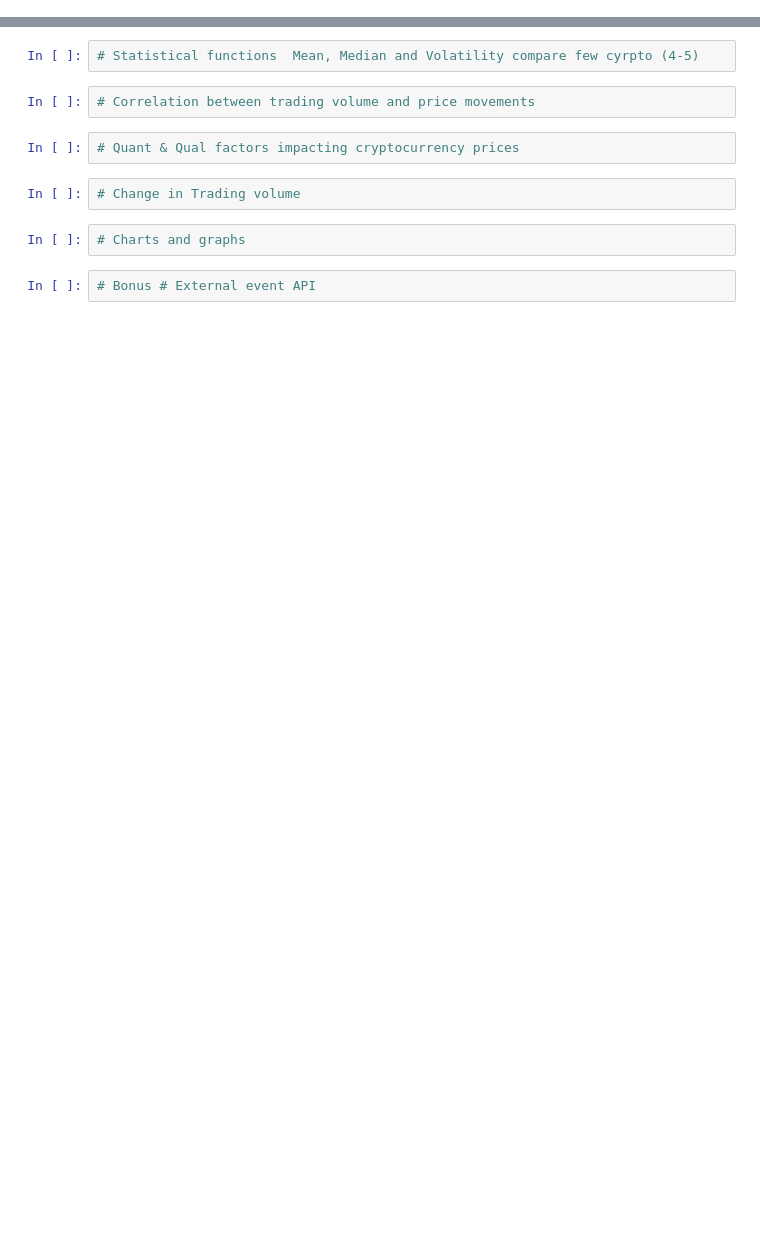
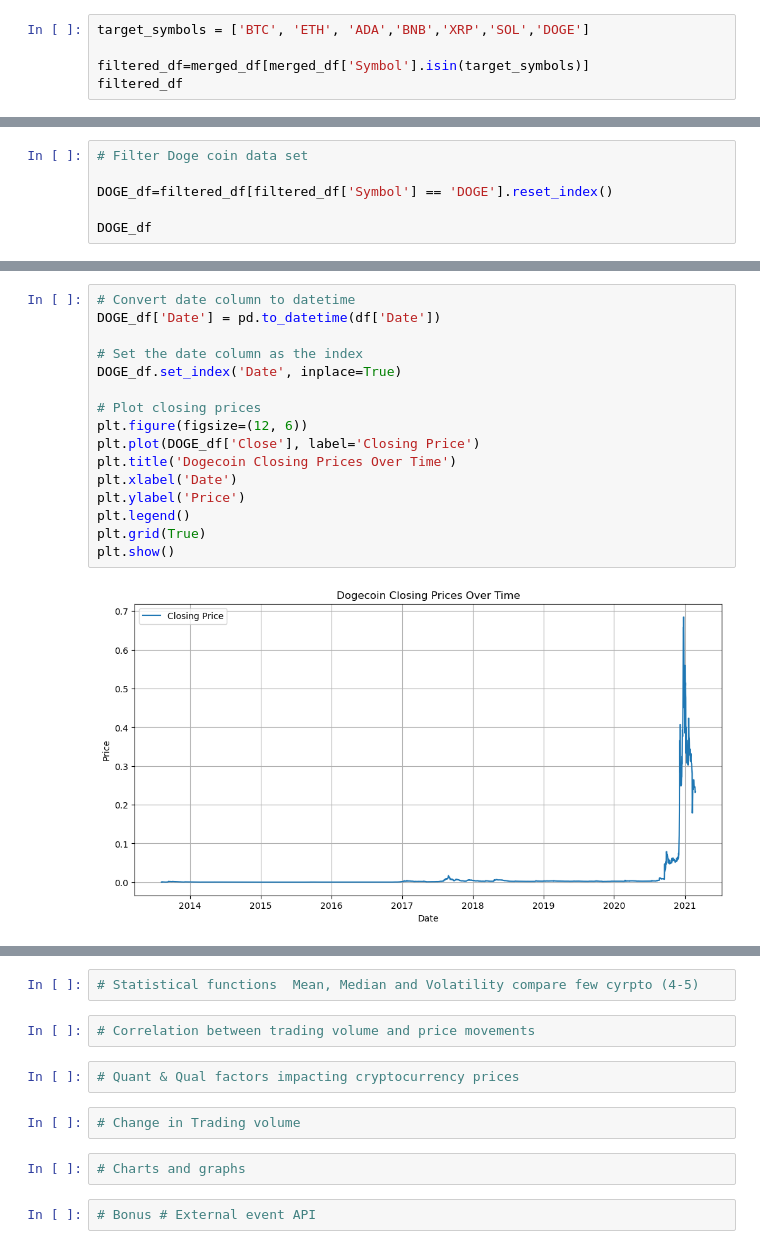
Before and after one commit to Khushboomodha/Project_1, a Jupyter notebook: Crypto.ipynb, the cells around one changed output, grey strips where cells are left out. Drawn from its saved outputs; the diff is of its cells as text; blank space fills up the shorter version.

```diff
--- a/Crypto.ipynb
+++ b/Crypto.ipynb
@@ -25,0 +44,5 @@ Crypto_metadata = pd.read_csv(Crypto_Data_Analysis)
+# %%
+target_symbols = ['BTC', 'ETH', 'ADA','BNB','XRP','SOL','DOGE']
+
+filtered_df=merged_df[merged_df['Symbol'].isin(target_symbols)]
+filtered_df
@@ -25,0 +85,6 @@ Crypto_metadata = pd.read_csv(Crypto_Data_Analysis)
+# %%
+# Filter Doge coin data set
+
+DOGE_df=filtered_df[filtered_df['Symbol'] == 'DOGE'].reset_index()
+
+DOGE_df
@@ -25,0 +105,18 @@ Crypto_metadata = pd.read_csv(Crypto_Data_Analysis)
+# %%
+# Convert date column to datetime
+DOGE_df['Date'] = pd.to_datetime(df['Date'])
+
+# Set the date column as the index
+DOGE_df.set_index('Date', inplace=True)
+
+# Plot closing prices
+plt.figure(figsize=(12, 6))
+plt.plot(DOGE_df['Close'], label='Closing Price')
+plt.title('Dogecoin Closing Prices Over Time')
+plt.xlabel('Date')
+plt.ylabel('Price')
+plt.legend()
+plt.grid(True)
+plt.show()
+# %% [output]
+[figure, added]
```
Also changed, not shown: parts of 21 cells of this notebook.
